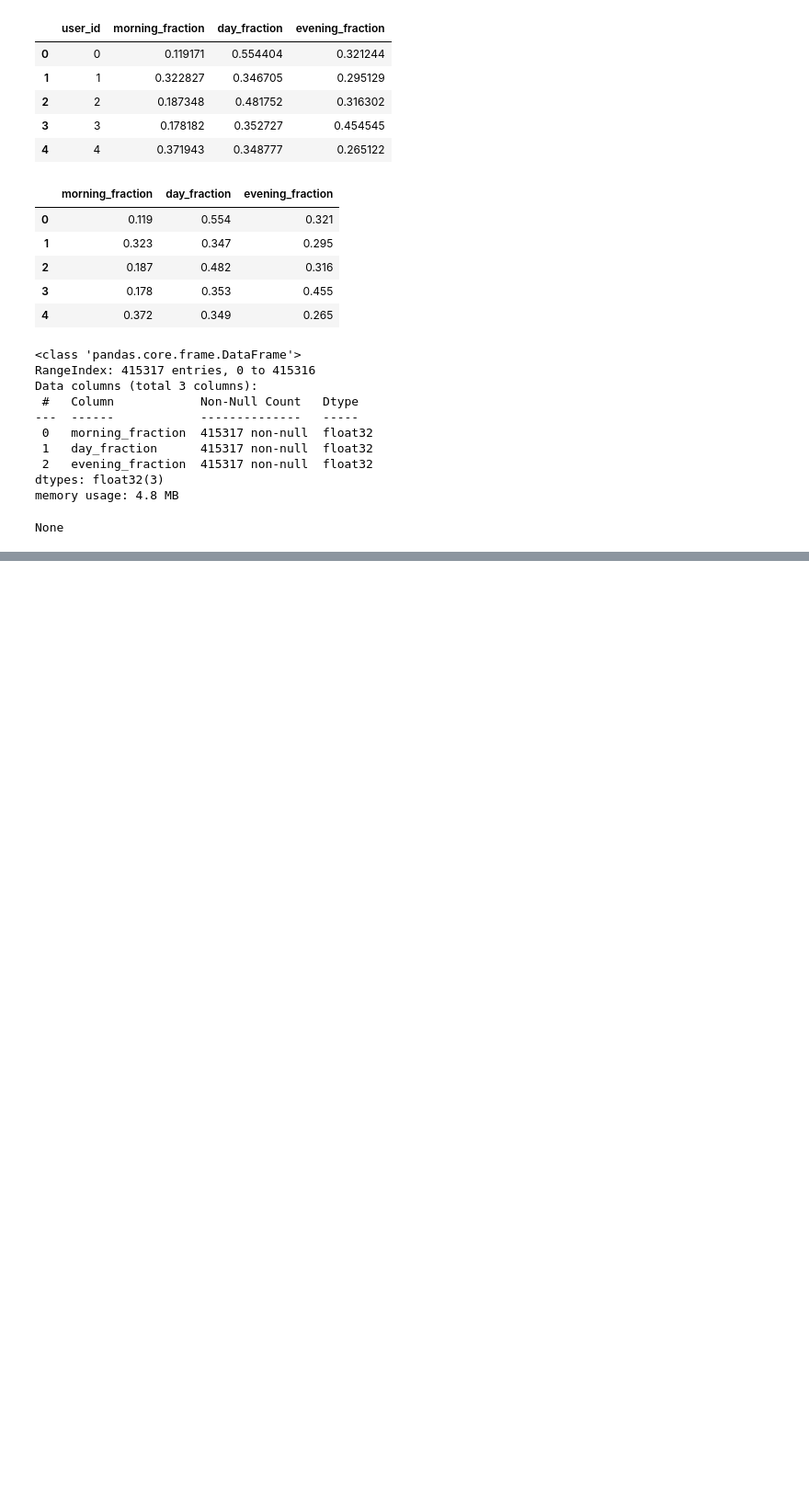
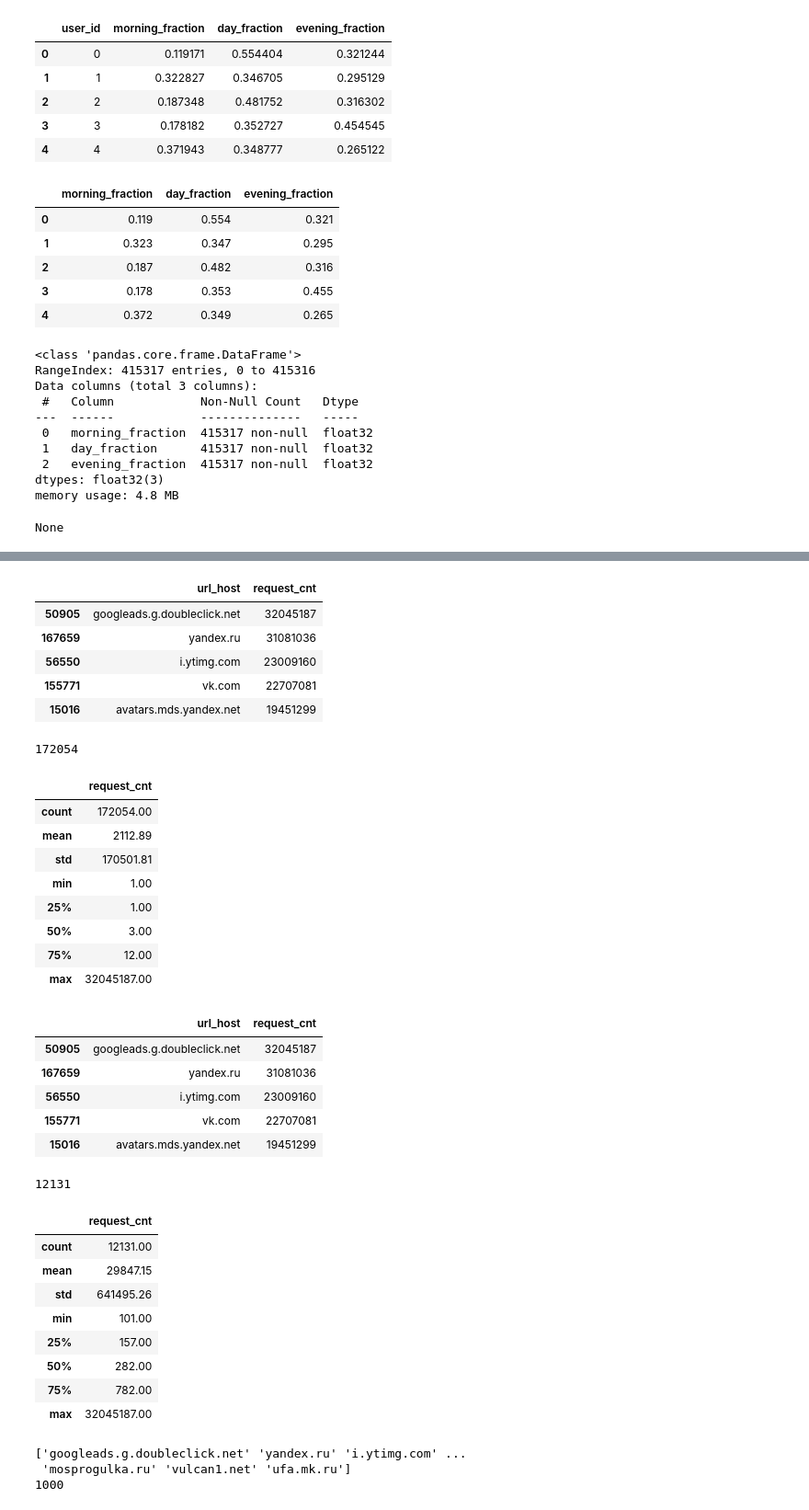
Before and after one commit to koshkidadanet/MTS-ML-CUP, a Jupyter notebook: feature_eng.ipynb, the cells around one changed output, grey strips where cells are left out. Shown at 92% size. Drawn from its saved outputs; the diff is of its cells as text; code cells hidden in the pictures; blank space fills up the shorter version.

```diff
--- a/feature_eng.ipynb
+++ b/feature_eng.ipynb
@@ -992,0 +1017,66 @@ del frac_df
+# %%
+'''
+
+
+сохраняем список сайтов, в которых приемлемое количество запросов
+сохраняем список сайтов, которые наверняка будут добавлены в df
+
+
+'''
+
+important_df = data.groupby('url_host')['request_cnt'].sum().reset_index().sort_values(by='request_cnt',ascending=False)
+display(important_df.head())
+print(len(important_df))
+display(important_df.describe().round(2))
+
+important_df = important_df.loc[important_df['request_cnt']>100]
+display(important_df.head())
+print(len(important_df))
+display(important_df.describe().round(2))
+
+important_columns = important_df['url_host'].unique()
+del important_df
+
+np.save('important_columns.npy', important_columns, allow_pickle=True)
+important_columns = np.load('important_columns.npy',allow_pickle=True)
+
+np.save('exists_columns.npy', important_columns[0:1000], allow_pickle=True)
+exists_columns = np.load('exists_columns.npy',allow_pickle=True)
+print(important_columns)
+print(len(exists_columns))
+# %% [output]
+|  | url_host | request_cnt |
+| 50905 | googleads.g.doubleclick.net | 32045187 |
+| 167659 | yandex.ru | 31081036 |
+| 56550 | i.ytimg.com | 23009160 |
+| 155771 | vk.com | 22707081 |
+| 15016 | avatars.mds.yandex.net | 19451299 |
+172054
+|  | request_cnt |
+| count | 172054.00 |
+| mean | 2112.89 |
+| std | 170501.81 |
+| min | 1.00 |
+| 25% | 1.00 |
+| 50% | 3.00 |
+| 75% | 12.00 |
+| max | 32045187.00 |
+|  | url_host | request_cnt |
+| 50905 | googleads.g.doubleclick.net | 32045187 |
+| 167659 | yandex.ru | 31081036 |
+| 56550 | i.ytimg.com | 23009160 |
+| 155771 | vk.com | 22707081 |
+| 15016 | avatars.mds.yandex.net | 19451299 |
+12131
+|  | request_cnt |
+| count | 12131.00 |
+| mean | 29847.15 |
+| std | 641495.26 |
+| min | 101.00 |
+| 25% | 157.00 |
+| 50% | 282.00 |
+| 75% | 782.00 |
+| max | 32045187.00 |
+['googleads.g.doubleclick.net' 'yandex.ru' 'i.ytimg.com' ...
+ 'mosprogulka.ru' 'vulcan1.net' 'ufa.mk.ru']
+1000
```
Also changed, not shown: parts of 10 cells of this notebook, 3 other files.
